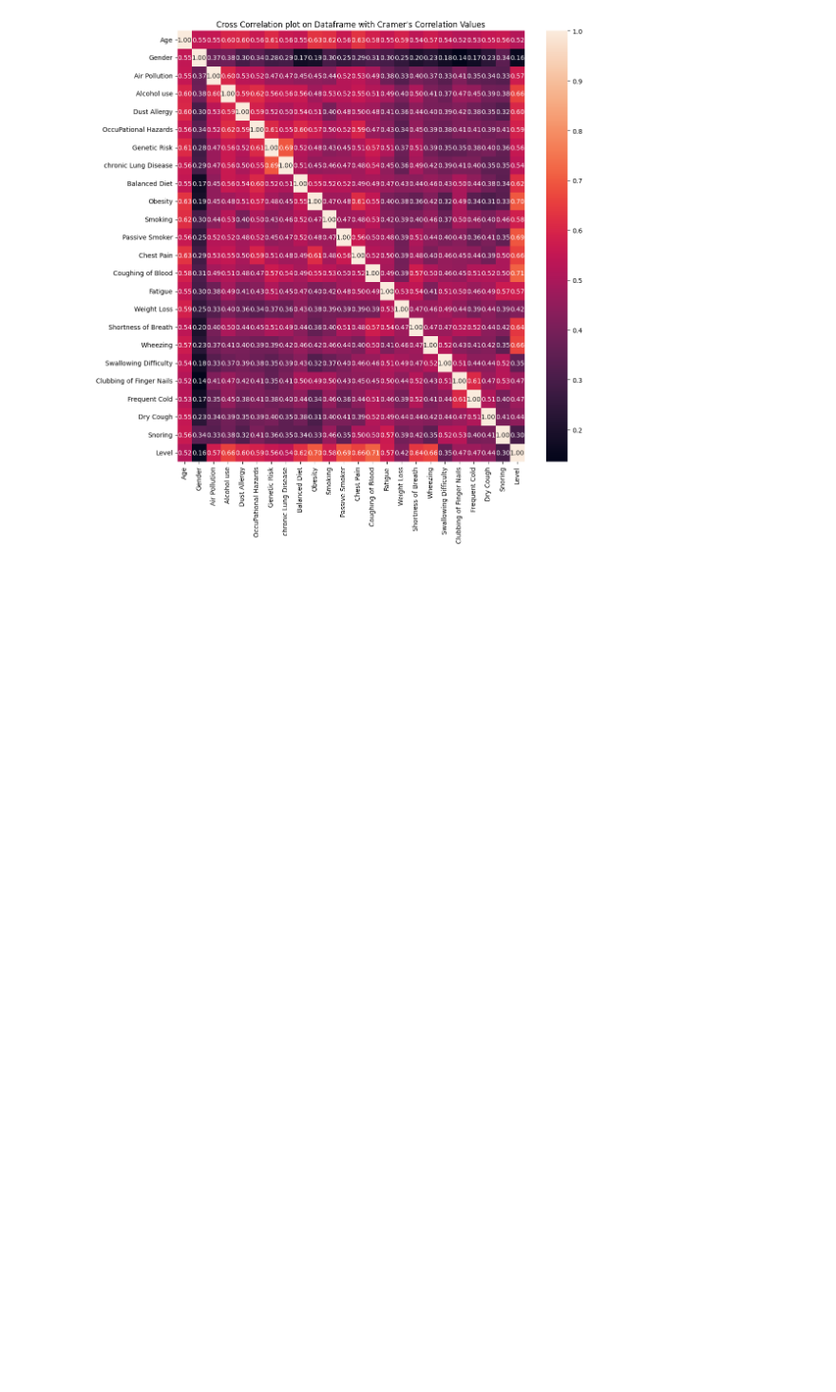
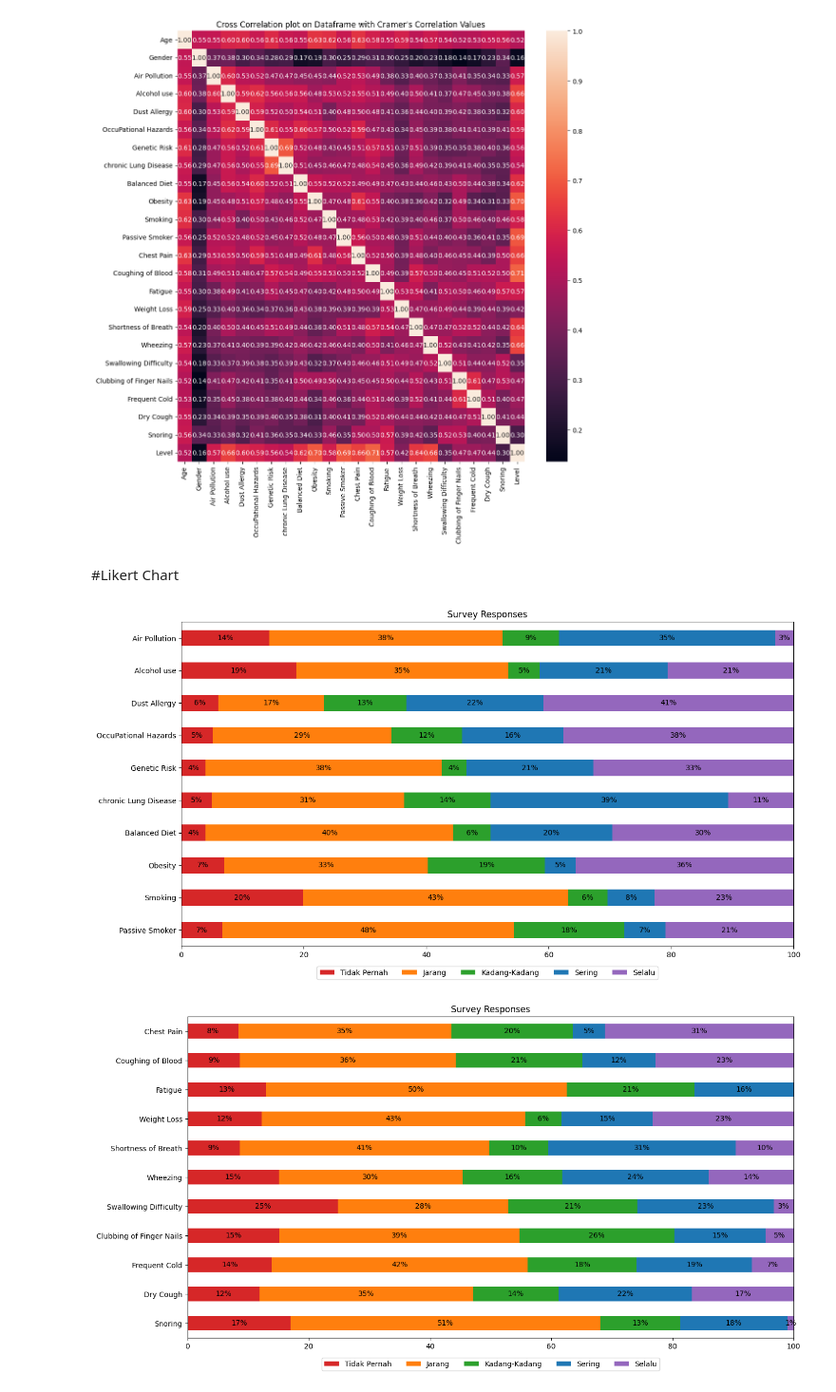
Before and after one commit to mazenbuk/intern, a Jupyter notebook: eda.ipynb, the cells around one changed output. Shown: that part at 95% size. Drawn from its saved outputs; the diff is of its cells as text; code cells hidden in the pictures; blank space fills up the shorter version.

```diff
--- a/eda.ipynb
+++ b/eda.ipynb
@@ -56,3 +71,63 @@ def plot_cramer(df):
 plot_cramer(data)
 # %% [output]
 [figure]
+# %% [markdown]
+#Likert Chart
+# %%
+scale_mappings = {
+    1: 'Tidak Pernah',
+    2: 'Jarang', 3: 'Jarang',
+    4: 'Kadang-Kadang',
+    5: 'Sering', 6: 'Sering',
+    7: 'Selalu'
+}
+
+# Kolom yang ingin dihapus
+columns_drop = ['Age', 'Gender', 'Level']
+
+# Filter kolom yang akan digunakan
+columns = [col for col in data.columns if col not in columns_drop]
+
+# Bagi kolom menjadi dua kelompok
+mid_index = len(columns) // 2
+first_half_columns = columns[:mid_index]
+second_half_columns = columns[mid_index:]
+
+# Map scale to data, lalu hitung frekuensi untuk setiap kelompok
+first_half_data = data[first_half_columns].applymap(lambda x: scale_mappings.get(x, None))
+first_half_counts = first_half_data.apply(lambda x: x.value_counts(normalize=True)).T * 100
+
+second_half_data = data[second_half_columns].applymap(lambda x: scale_mappings.get(x, None))
+second_half_counts = second_half_data.apply(lambda x: x.value_counts(normalize=True)).T * 100
+
+ordered_categories = ['Tidak Pernah', 'Jarang', 'Kadang-Kadang', 'Sering', 'Selalu']
+first_half_counts = first_half_counts[ordered_categories]
+second_half_counts = second_half_counts[ordered_categories]
+
+# Fungsi untuk plotting Likert
+def plot_likert_scale(likert_counts):
+    fig, ax = plt.subplots(figsize=(15, 8))
+    likert_counts.plot(kind='barh', stacked=True,
+                       color=['#d62728', '#ff7f0e', '#2ca02c', '#1f77b4', '#9467bd'], ax=ax)
+    plt.title('Survey Responses')
+    plt.xlim(0, 100)
+    plt.legend(loc='upper center', bbox_to_anchor=(0.5, -0.05), ncol=len(likert_counts.columns))
+
+    # Add the percentage text within the bars
+    for n, x in enumerate([*likert_counts.index.values]):
+        for (proportion, count, y_loc) in zip(likert_counts.loc[x],
+                                              likert_counts.loc[x].cumsum(),
+                                              likert_counts.loc[x].cumsum() - likert_counts.loc[x] / 2):
+            if proportion > 0:
+                ax.text(y_loc, n, f'{proportion:.0f}%', ha='center', va='center')
+
+    # Invert the y-axis to have the first entry on top
+    ax.invert_yaxis()
+
+    plt.show()
+
+plot_likert_scale(first_half_counts)
+plot_likert_scale(second_half_counts)
+# %% [output]
+[figure, added]
+[figure, added]
```
Also changed, not shown: parts of 4 cells of this notebook.
